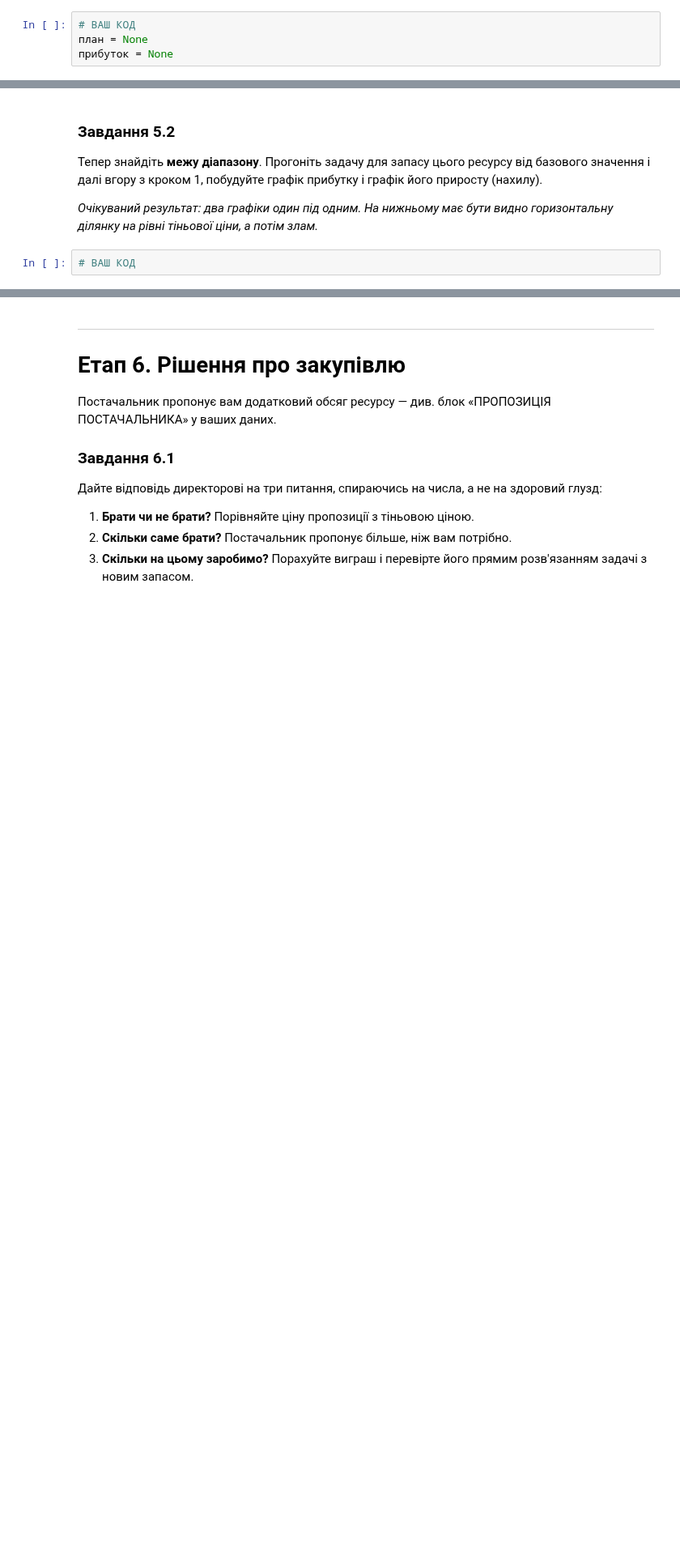
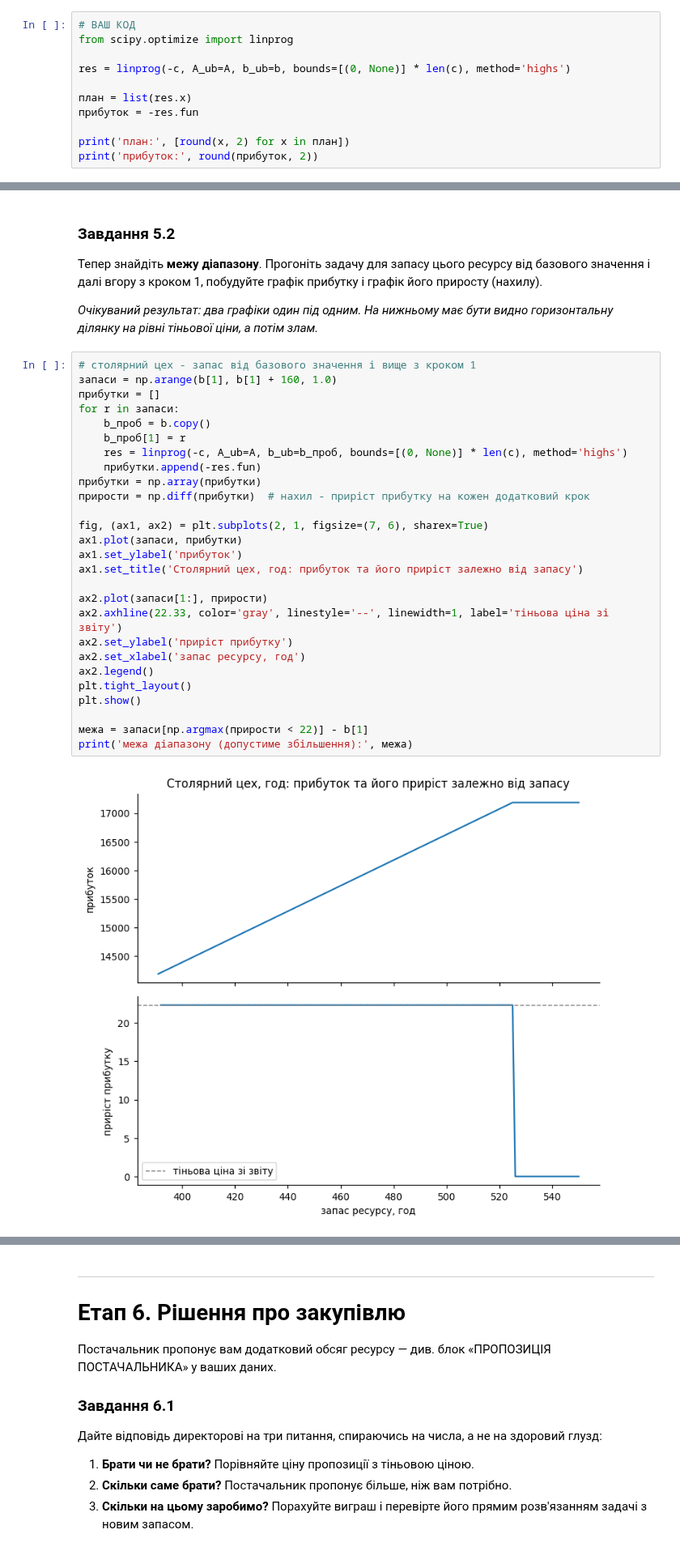
Before and after one commit to kozak-nataliia/uni-data_analysiys_and_visualization, a Jupyter notebook: lab2/ЛР2_завдання_студенту.ipynb, the cells around one changed output, grey strips where cells are left out. Shown at 81% size. Cells and saved outputs as stored; diff of their text form; blank space fills up the shorter version.

```diff
--- a/lab2/ЛР2_завдання_студенту.ipynb
+++ b/lab2/ЛР2_завдання_студенту.ipynb
@@ -177,5 +201,12 @@ print('Excel:', EXCEL_ПЛАН, '| прибуток', EXCEL_ПРИБУТОК)
 `-c`, а результат беруть як `-r.fun`.
 # %%
 # ВАШ КОД
-план = None
-прибуток = None
+from scipy.optimize import linprog
+
+res = linprog(-c, A_ub=A, b_ub=b, bounds=[(0, None)] * len(c), method='highs')
+
+план = list(res.x)
+прибуток = -res.fun
+
+print('план:', [round(x, 2) for x in план])
+print('прибуток:', round(прибуток, 2))
@@ -242,4 +306,31 @@ Excel просто повідомляє ці числа. Python дозволяє
 *Очікуваний результат: два графіки один під одним. На нижньому має бути видно
 горизонтальну ділянку на рівні тіньової ціни, а потім злам.*
 # %%
-# ВАШ КОД
+# столярний цех - запас від базового значення і вище з кроком 1
+запаси = np.arange(b[1], b[1] + 160, 1.0)
+прибутки = []
+for r in запаси:
+    b_проб = b.copy()
+    b_проб[1] = r
+    res = linprog(-c, A_ub=A, b_ub=b_проб, bounds=[(0, None)] * len(c), method='highs')
+    прибутки.append(-res.fun)
+прибутки = np.array(прибутки)
+прирости = np.diff(прибутки)  # нахил - приріст прибутку на кожен додатковий крок
+
+fig, (ax1, ax2) = plt.subplots(2, 1, figsize=(7, 6), sharex=True)
+ax1.plot(запаси, прибутки)
+ax1.set_ylabel('прибуток')
+ax1.set_title('Столярний цех, год: прибуток та його приріст залежно від запасу')
+
+ax2.plot(запаси[1:], прирости)
+ax2.axhline(22.33, color='gray', linestyle='--', linewidth=1, label='тіньова ціна зі звіту')
+ax2.set_ylabel('приріст прибутку')
+ax2.set_xlabel('запас ресурсу, год')
+ax2.legend()
+plt.tight_layout()
+plt.show()
+
+межа = запаси[np.argmax(прирости < 22)] - b[1]
+print('межа діапазону (допустиме збільшення):', межа)
+# %% [output]
+[figure, added]
```
Also changed, not shown: parts of 33 cells of this notebook, 1 other file.
